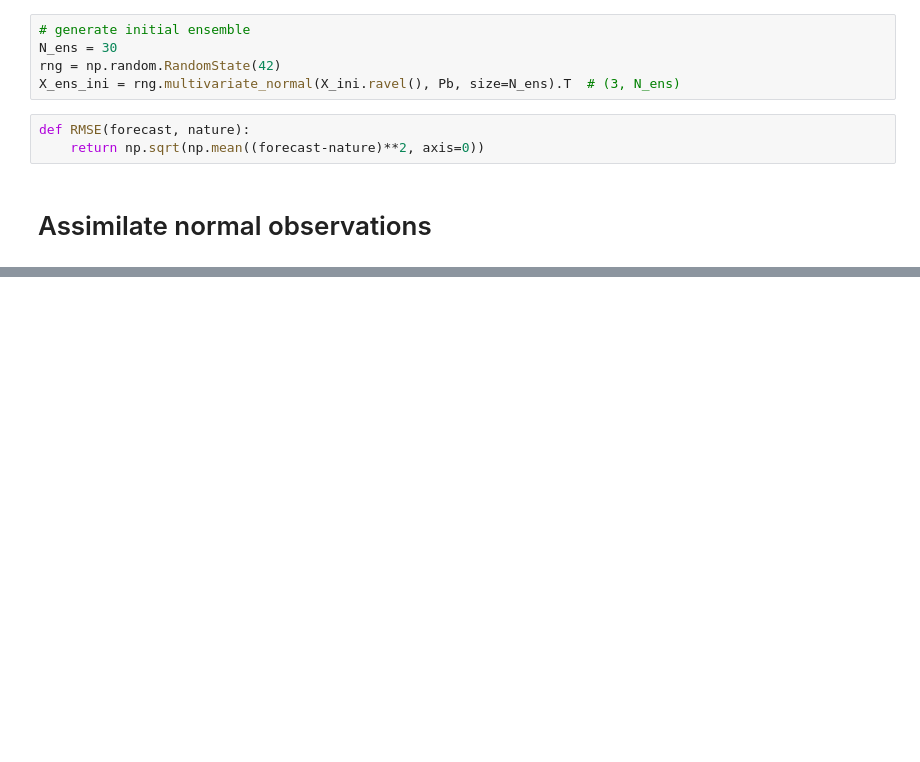
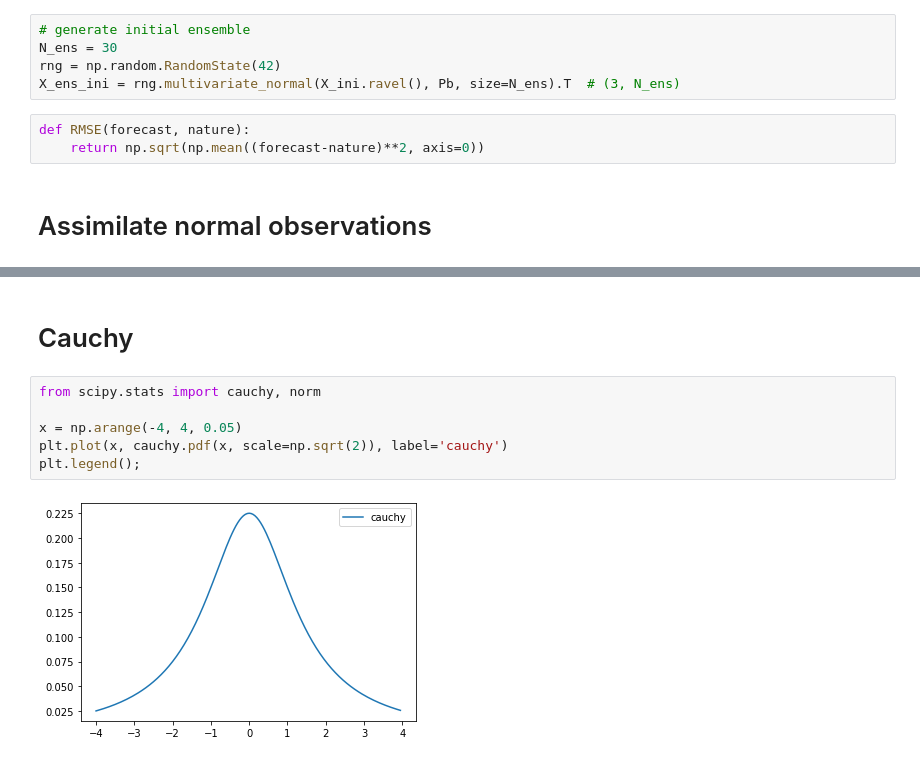
Before and after one commit to micky85lu/Data-Assimilation-Project, a Jupyter notebook: Untitled Folder/Experiment2_L63_EnKF.ipynb, the cells around one changed output, grey strips where cells are left out. Drawn from its saved outputs; the diff is of its cells as text; blank space fills up the shorter version.

```diff
--- a/Untitled Folder/Experiment2_L63_EnKF.ipynb
+++ b/Untitled Folder/Experiment2_L63_EnKF.ipynb
@@ -56,0 +133,10 @@ print(rmse_enkf.mean())
+# %% [markdown]
+# Cauchy
+# %%
+from scipy.stats import cauchy, norm
+
+x = np.arange(-4, 4, 0.05)
+plt.plot(x, cauchy.pdf(x, scale=np.sqrt(2)), label='cauchy')
+plt.legend();
+# %% [output]
+[figure, added]
```
Also changed, not shown: parts of 23 cells of this notebook, 5 other files.
